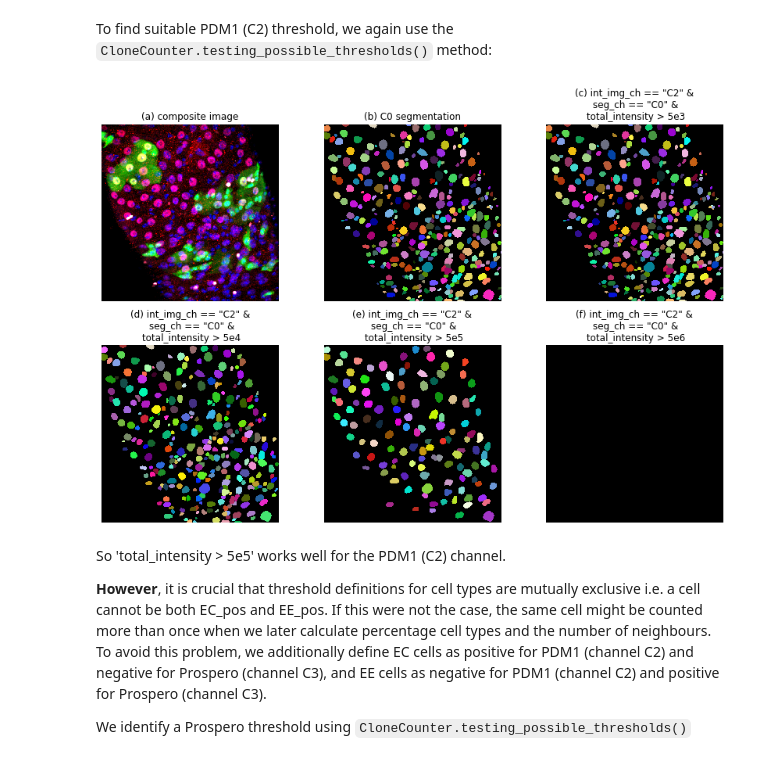
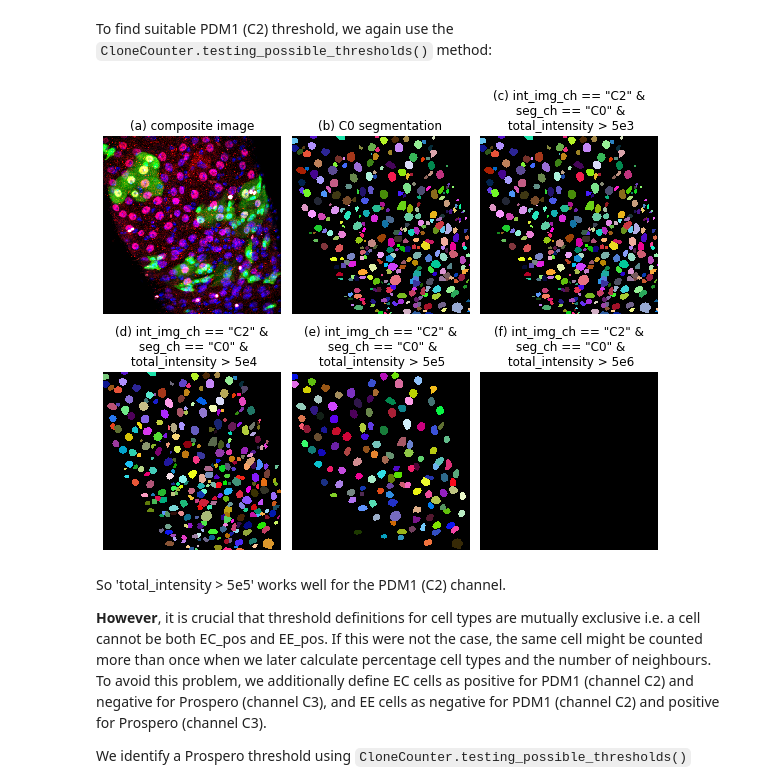
Before and after one commit to morriso1/clonedetective, a Jupyter notebook: 03_Tutorial_Walkthrough.ipynb, the cells around one changed output. Cells and saved outputs as stored; diff of their text form; code cells hidden in the pictures.

```diff
--- a/03_Tutorial_Walkthrough.ipynb
+++ b/03_Tutorial_Walkthrough.ipynb
@@ -464,16 +464,16 @@ To find suitable PDM1 (C2) threshold, we again use the `CloneCounter.testing_pos
 # %%
 exp.testing_possible_thresholds(
     int_img="a1g01p1",
     thresholds=[
         ['int_img_ch == "C2" & seg_ch == "C0" & total_intensity > 5e3'],
         ['int_img_ch == "C2" & seg_ch == "C0" & total_intensity > 5e4'],
         ['int_img_ch == "C2" & seg_ch == "C0" & total_intensity > 5e5'],
         ['int_img_ch == "C2" & seg_ch == "C0" & total_intensity > 5e6'],
-    ],
+    ], figure_size=(8,7),
     interpolation="none",
 )
 # %% [output]
-[figure, old version]
+[figure, new version]
 # %% [markdown]
 So 'total_intensity > 5e5' works well for the PDM1 (C2) channel.
 
```
Also changed, not shown: parts of 8 cells of this notebook, 8 other files.
